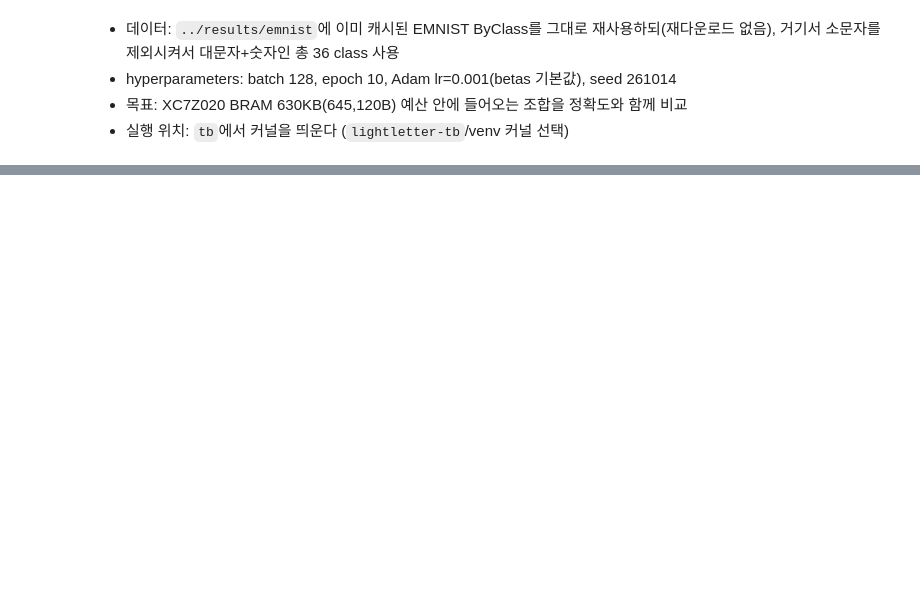
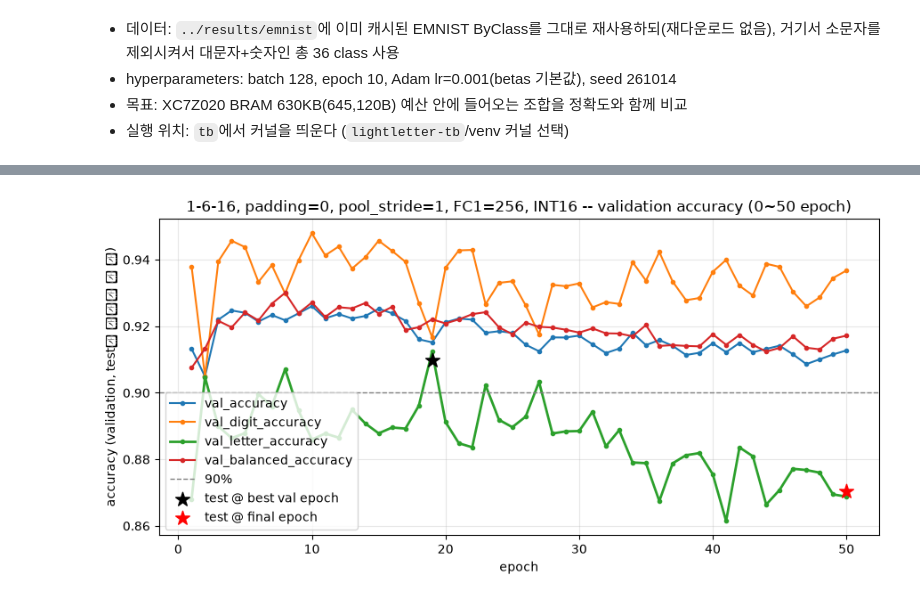
Before and after one commit to mumallaeng/LightLetter, a Jupyter notebook: tb/cnn_golden/cnn_golden.ipynb, the cells around one changed output, grey strips where cells are left out. Saved outputs shown, nothing was run; the diff lists cells and outputs as text; code cells hidden in the pictures; blank space fills up the shorter version.

```diff
--- a/tb/cnn_golden/cnn_golden.ipynb
+++ b/tb/cnn_golden/cnn_golden.ipynb
@@ -282,0 +288,21 @@ INT16 대신 INT8/INT4 가중치 양자화로 `bytes_per_weight` 자체를 낮
+# %%
+plt.figure(figsize=(9, 4.5))
+plt.plot(epochs_x, [h["val_accuracy"] for h in history_target], label="val_accuracy", marker="o", markersize=3)
+plt.plot(epochs_x, [h["val_digit_accuracy"] for h in history_target], label="val_digit_accuracy", marker="o", markersize=3)
+plt.plot(epochs_x, [h["val_letter_accuracy"] for h in history_target], label="val_letter_accuracy", marker="o", markersize=3, linewidth=2)
+plt.plot(epochs_x, [h["val_balanced_accuracy"] for h in history_target], label="val_balanced_accuracy", marker="o", markersize=3)
+plt.axhline(0.90, color="gray", linestyle="--", linewidth=1, label="90%")
+plt.scatter([test_target["best_epoch"]], [test_target["best_val_epoch_test"]["letter_accuracy"]],
+            color="black", zorder=5, marker="*", s=140, label="test @ best val epoch")
+plt.scatter([50], [test_target["final_epoch_test"]["letter_accuracy"]],
+            color="red", zorder=5, marker="*", s=140, label="test @ final epoch")
+plt.xlabel("epoch")
+plt.ylabel("accuracy (validation, test는 별표만 두 점)")
+plt.title("1-6-16, padding=0, pool_stride=1, FC1=256, INT16 -- validation accuracy (0~50 epoch)")
+plt.legend()
+plt.grid(alpha=0.3)
+plt.tight_layout()
+plt.savefig("results/target_accuracy_curve.png", dpi=150)
+plt.show()
+# %% [output]
+[figure, added]
```
Also changed, not shown: parts of 27 cells of this notebook, 1 other file.
